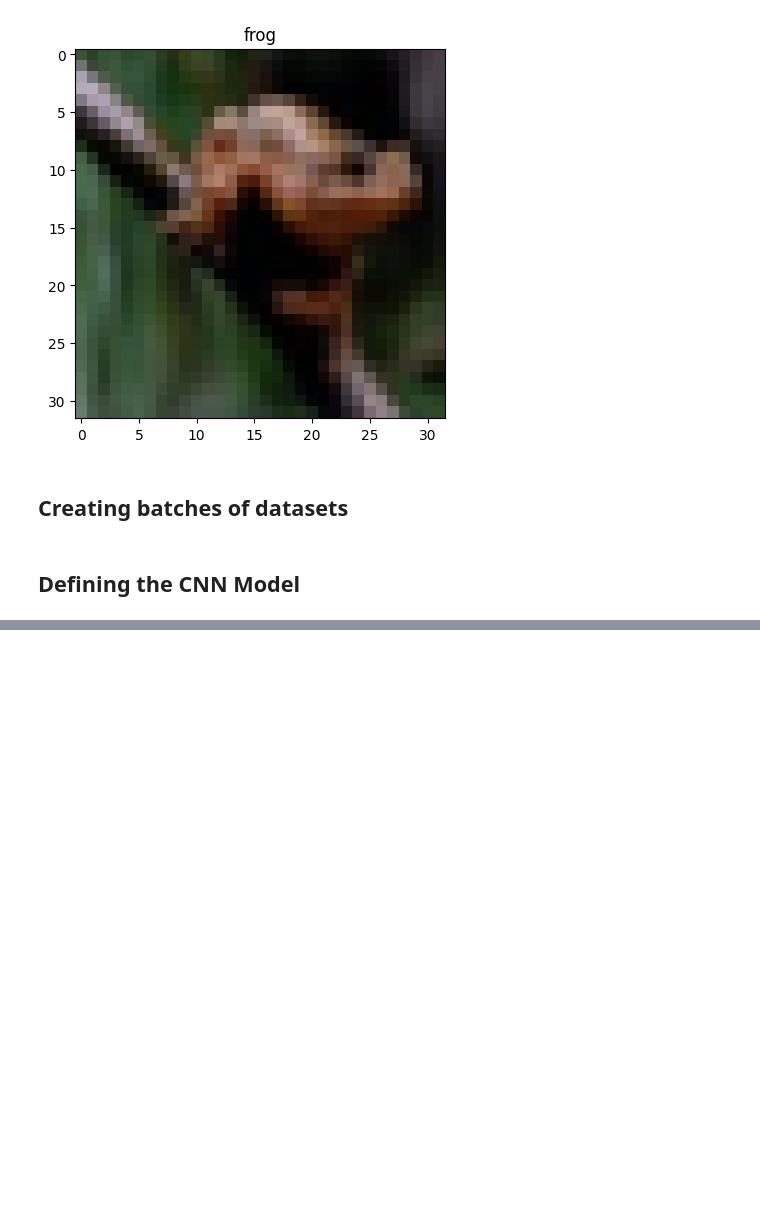
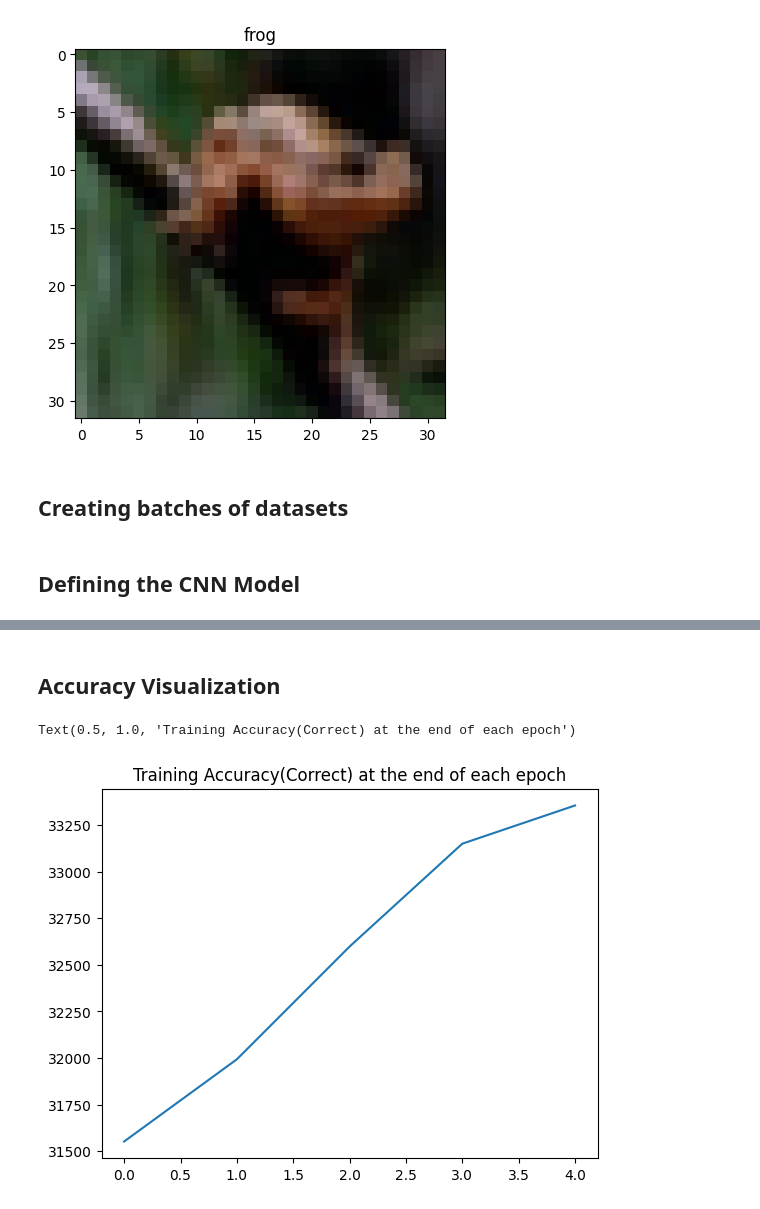
Before and after one commit to gautam-pai/PyTorch-Learning, a Jupyter notebook: CIFAR10_datasets.ipynb, the cells around one changed output, grey strips where cells are left out. Saved outputs shown, nothing was run; the diff lists cells and outputs as text; code cells hidden in the pictures; blank space fills up the shorter version.

```diff
--- a/CIFAR10_datasets.ipynb
+++ b/CIFAR10_datasets.ipynb
@@ -133,0 +239,8 @@ class Detector(nn.Module):
+# %% [markdown]
+## Accuracy Visualization
+# %%
+plt.plot([t for t in train_correct])
+plt.title("Training Accuracy(Correct) at the end of each epoch")
+# %% [output]
+Text(0.5, 1.0, 'Training Accuracy(Correct) at the end of each epoch')
+[figure, added]
```
Also changed, not shown: parts of 17 cells of this notebook.
